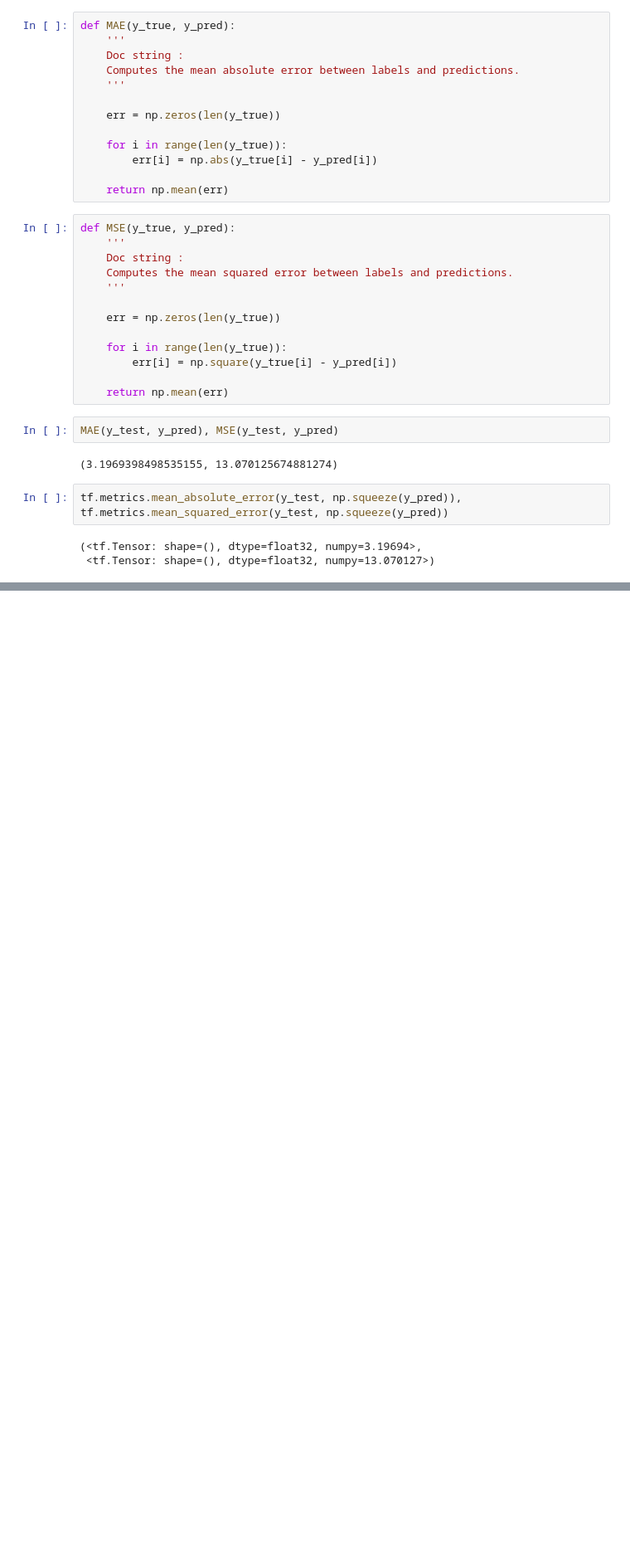
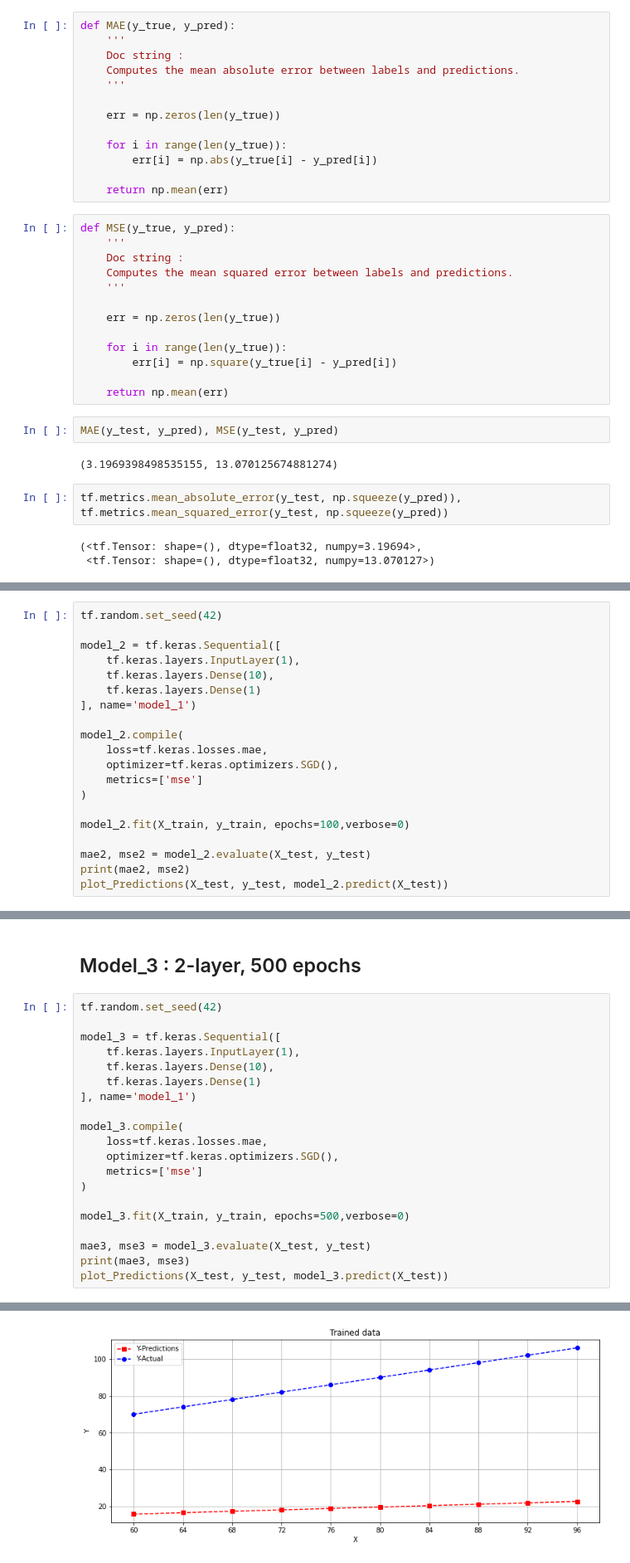
Before and after one commit to kavinda-ravishan/TensorFlow_Developer_Certificate_in_2021_Zero_to_Mastery, a Jupyter notebook: 3. Neural network regression with TensorFlow/12. Evaluating a TensorFlow model part 4 (visualising a model's layers)/app.ipynb, the cells around one changed output, grey strips where cells are left out. Shown at 83% size. Cells and saved outputs as stored; diff of their text form; blank space fills up the shorter version.

```diff
--- a/3. Neural network regression with TensorFlow/12. Evaluating a TensorFlow model part 4 (visualising a model's layers)/app.ipynb
+++ b/3. Neural network regression with TensorFlow/12. Evaluating a TensorFlow model part 4 (visualising a model's layers)/app.ipynb
@@ -151,0 +181,20 @@ model.evaluate(X_test, y_test)
+# %%
+tf.random.set_seed(42)
+
+model_2 = tf.keras.Sequential([
+    tf.keras.layers.InputLayer(1),
+    tf.keras.layers.Dense(10),
+    tf.keras.layers.Dense(1)
+], name='model_1')
+
+model_2.compile(
+    loss=tf.keras.losses.mae,
+    optimizer=tf.keras.optimizers.SGD(),
+    metrics=['mse']
+)
+
+model_2.fit(X_train, y_train, epochs=100,verbose=0)
+
+mae2, mse2 = model_2.evaluate(X_test, y_test)
+print(mae2, mse2)
+plot_Predictions(X_test, y_test, model_2.predict(X_test))
@@ -151,0 +205,23 @@ model.evaluate(X_test, y_test)
+# %% [markdown]
+## Model_3 : 2-layer, 500 epochs
+# %%
+tf.random.set_seed(42)
+
+model_3 = tf.keras.Sequential([
+    tf.keras.layers.InputLayer(1),
+    tf.keras.layers.Dense(10),
+    tf.keras.layers.Dense(1)
+], name='model_1')
+
+model_3.compile(
+    loss=tf.keras.losses.mae,
+    optimizer=tf.keras.optimizers.SGD(),
+    metrics=['mse']
+)
+
+model_3.fit(X_train, y_train, epochs=500,verbose=0)
+
+mae3, mse3 = model_3.evaluate(X_test, y_test)
+print(mae3, mse3)
+plot_Predictions(X_test, y_test, model_3.predict(X_test))
+# %% [output]
@@ -151,0 +230 @@ model.evaluate(X_test, y_test)
+[figure, added]
```
Also changed, not shown: parts of 8 cells of this notebook.
